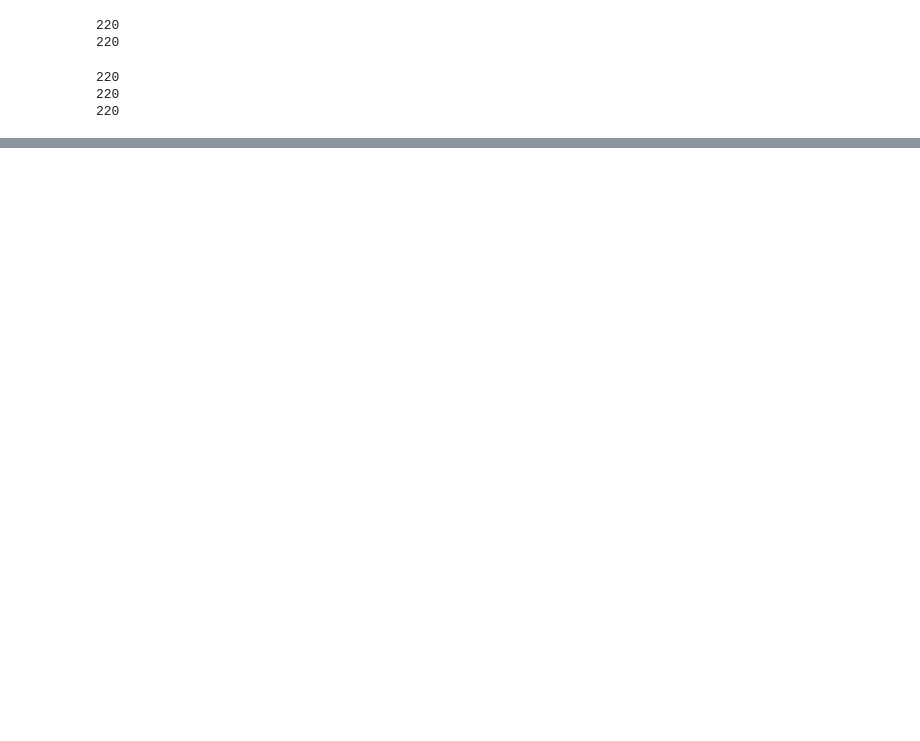
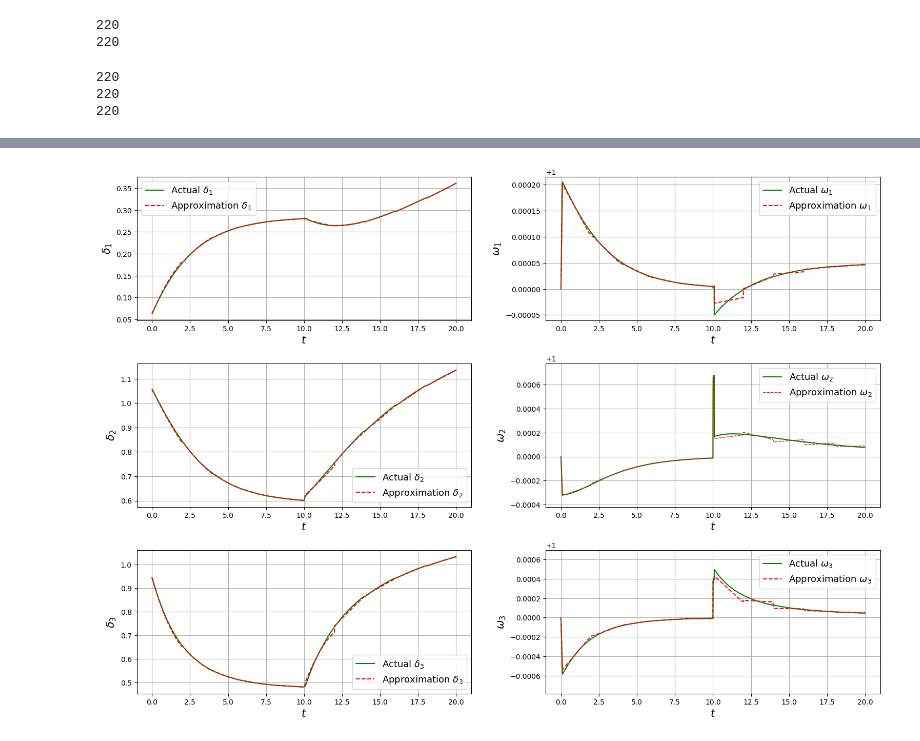
Before and after one commit to natanil-m/QML_PowerSystem, a Jupyter notebook: 3-machine/Code/time_2_points_20/combine-scaled.ipynb, the cells around one changed output, grey strips where cells are left out. Cells and saved outputs as stored; diff of their text form; code cells hidden in the pictures; blank space fills up the shorter version.

```diff
--- a/3-machine/Code/time_2_points_20/combine-scaled.ipynb
+++ b/3-machine/Code/time_2_points_20/combine-scaled.ipynb
@@ -380,0 +381,79 @@ plt.show()
+# %%
+import matplotlib.pyplot as plt
+import numpy as np
+
+# Assuming you have already defined your data and functions
+
+# Create a 3x2 grid of subplots with padding and border
+fig, axs = plt.subplots(3, 2, figsize=(20, 14), gridspec_kw={'hspace': 0.04, 'wspace': 0.06})
+
+# Adjust layout for better spacing
+# plt.tight_layout()
+
+# Add padding and border to each subplot
+for ax in axs.flatten():
+    ax.set_position([ax.get_position().x0, ax.get_position().y0, ax.get_position().width, ax.get_position().height])
+    ax.set_position([ax.get_position().x0 + 0.05, ax.get_position().y0 + 0.05, ax.get_position().width - 0.05, ax.get_position().height - 0.05])
+
+
+#Initial Condition Setup:
+del1[0]=del1_target_values[0]
+omega1[0]=omega1_target_values[0]
+del2[0]=del2_target_values[0]
+omega2[0]=omega2_target_values[0]
+del3[0]=del3_target_values[0]
+omega3[0]=omega3_target_values[0]
+
+
+# Plot for delta1_omega1
+axs[0, 0].plot(t_data, del1_target_values, 'g',label='Actual $\delta_1$', alpha=1)
+axs[0, 0].plot(t_data, del1, 'r--',label='Approximation $\delta_1$')
+axs[0, 0].set_xlabel('$t$', fontsize=15)
+axs[0, 0].set_ylabel('$\delta_1$', fontsize=15)
+axs[0, 0].legend(fontsize=13)
+axs[0, 0].grid(True)
+
+axs[0, 1].plot(t_data, omega1_target_values, 'g',label='Actual $\omega_1$', alpha=1)
+axs[0, 1].plot(t_data, omega1,'r--',label='Approximation $\omega_1$')
+axs[0, 1].set_xlabel('$t$', fontsize=15)
+axs[0, 1].set_ylabel('$\omega_1$', fontsize=15)
+axs[0, 1].legend(fontsize=13)
+axs[0, 1].grid(True)
+axs[0, 1].set_ylim([min(omega1_target_values)-0.00001, max(omega1_target_values)+0.00001])
+
+# Plot for delta2_omega2
+axs[1, 0].plot(t_data, del2_target_values, 'g',label='Actual $\delta_2$', alpha=1)
+axs[1, 0].plot(t_data, del2, 'r--',label='Approximation $\delta_2$')
+axs[1, 0].set_xlabel('$t$', fontsize=15)
+axs[1, 0].set_ylabel('$\delta_2$', fontsize=15)
+axs[1, 0].legend(fontsize=13)
+axs[1, 0].grid(True)
+
+axs[1, 1].plot(t_data, omega2_target_values, 'g',label='Actual $\omega_2$', alpha=1)
+axs[1, 1].plot(t_data, omega2,'r--', linewidth=1,label='Approximation $\omega_2$')
+axs[1, 1].set_xlabel('$t$', fontsize=15)
+axs[1, 1].set_ylabel('$\omega_2$', fontsize=15)
+axs[1, 1].legend(fontsize=13)
+axs[1, 1].grid(True)
+axs[1, 1].set_ylim([min(omega2_target_values)-0.0001, max(omega2_target_values)+0.0001])
+
+# Plot for delta3_omega3
+axs[2, 0].plot(t_data, del3_target_values, 'g',label='Actual $\delta_3$', alpha=1)
+axs[2, 0].plot(t_data, del3,'r--',label='Approximation $\delta_3$')
+axs[2, 0].set_xlabel('$t$', fontsize=15)
+axs[2, 0].set_ylabel('$\delta_3$', fontsize=15)
+axs[2, 0].legend(fontsize=13)
+axs[2, 0].grid(True)
+
+axs[2, 1].plot(t_data, omega3_target_values, 'g',label='Actual $\omega_3$', alpha=1)
+axs[2, 1].plot(t_data, omega3,'r--',label='Approximation $\omega_3$')
+axs[2, 1].set_xlabel('$t$', fontsize=15)
+axs[2, 1].set_ylabel('$\omega_3$', fontsize=15)
+axs[2, 1].legend(fontsize=13)
+axs[2, 1].grid(True)
+axs[2, 1].set_ylim([min(omega3_target_values)-0.0002, max(omega3_target_values)+0.0002])
+
+# Show the plot
+plt.show()
+# %% [output]
+[figure, added]
```
Also changed, not shown: parts of 4 cells of this notebook, 32 other files.
